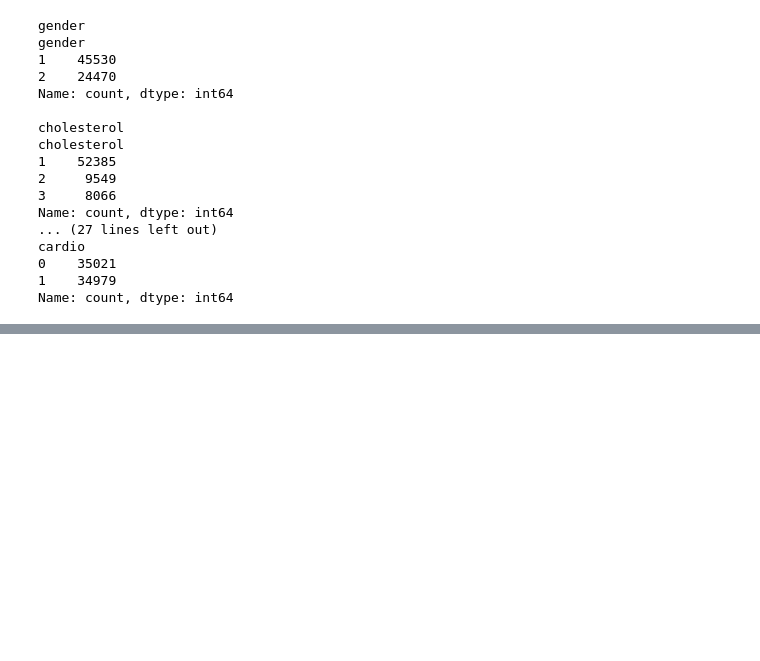
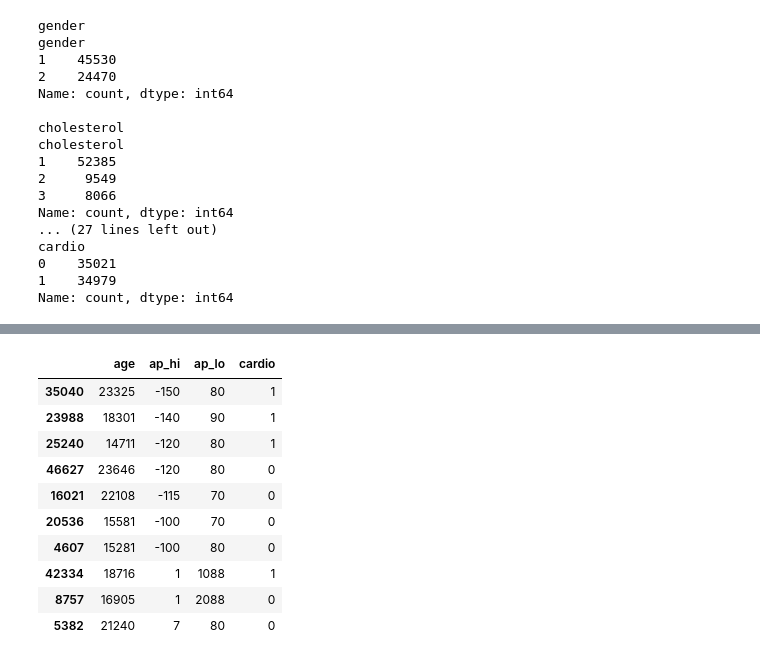
Before and after one commit to syedrafayalijafry/cardiovascular-disease-prediction, a Jupyter notebook: notebooks/01_data_investigation.ipynb, the cells around one changed output, grey strips where cells are left out. Cells and saved outputs as stored; diff of their text form; code cells hidden in the pictures; blank space fills up the shorter version.

```diff
--- a/notebooks/01_data_investigation.ipynb
+++ b/notebooks/01_data_investigation.ipynb
@@ -139,0 +373,14 @@ Name: count, dtype: int64
+# %%
+affected_bp.sort_values("ap_hi")[["age", "ap_hi", "ap_lo", "cardio"]].head(10)
+# %% [output]
+|  | age | ap_hi | ap_lo | cardio |
+| 35040 | 23325 | -150 | 80 | 1 |
+| 23988 | 18301 | -140 | 90 | 1 |
+| 25240 | 14711 | -120 | 80 | 1 |
+| 46627 | 23646 | -120 | 80 | 0 |
+| 16021 | 22108 | -115 | 70 | 0 |
+| 20536 | 15581 | -100 | 70 | 0 |
+| 4607 | 15281 | -100 | 80 | 0 |
+| 42334 | 18716 | 1 | 1088 | 1 |
+| 8757 | 16905 | 1 | 2088 | 0 |
+| 5382 | 21240 | 7 | 80 | 0 |
```
Also changed, not shown: parts of 19 cells of this notebook.
